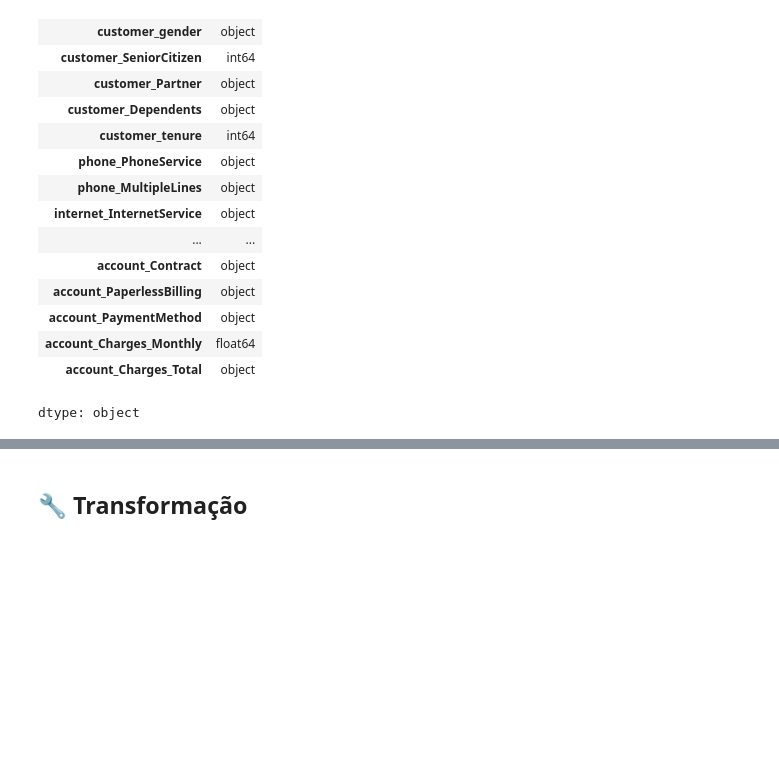
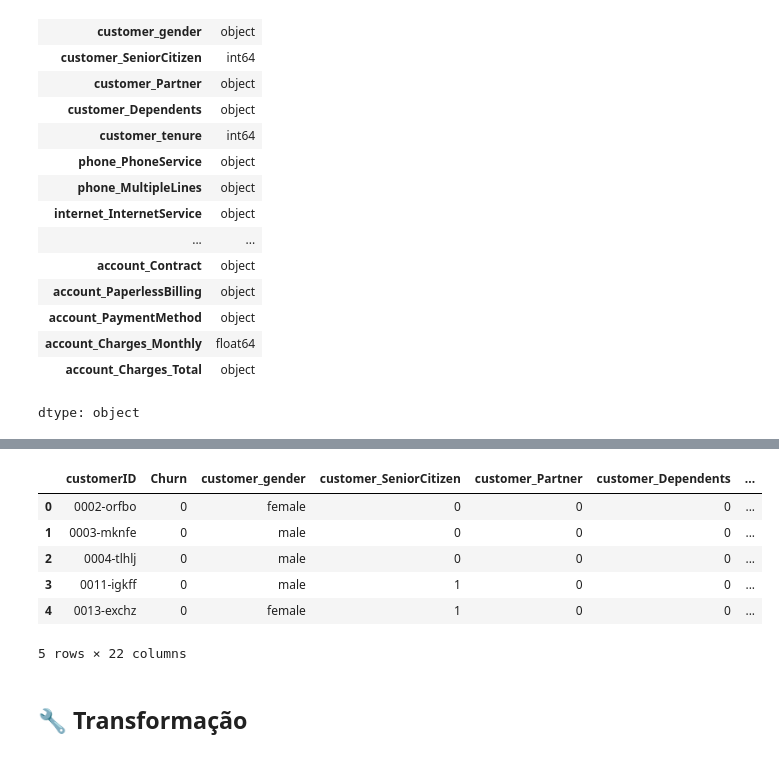
Before and after one commit to Tayara32/Challenge-TelecomX, a Jupyter notebook: ChallengeTelecomX.ipynb, the cells around one changed output, grey strips where cells are left out. Cells and saved outputs as stored; diff of their text form; code cells hidden in the pictures; blank space fills up the shorter version.

```diff
--- a/ChallengeTelecomX.ipynb
+++ b/ChallengeTelecomX.ipynb
@@ -117,3 +170,31 @@ dtype: object
+# %%
+map_sim_nao = {'sim': 1, 'não': 0, 'yes': 1, 'no': 0}
+
+colunas_binarias = ['customer_Partner', 'customer_Dependents', 'phone_PhoneService',
+                    'internet_OnlineSecurity', 'Churn', 'phone_MultipleLines',
+                    'internet_DeviceProtection', 'internet_TechSupport',
+                    'internet_StreamingTV', 'internet_StreamingMovies', 'account_PaperlessBilling']
+
+for col in colunas_binarias:
+    if col in df_normalizado.columns:
+        # Substitui 'no_internet_service' por 'no'
+        df_normalizado[col] = df_normalizado[col].replace('no_internet_service', 'no')
+
+        # Mapeia 'sim' e 'não' para 1 e 0
+        df_normalizado[col] = df_normalizado[col].map(map_sim_nao)
+
+        # Se tiver NaN (valores fora do mapeamento), preenche com 0
+        df_normalizado[col] = df_normalizado[col].fillna(0).astype(int)
+# %%
+df_normalizado.head()
+# %% [output]
+|  | customerID | Churn | customer_gender | customer_SeniorCitizen | customer_Partner | customer_Dependents | ... |
+| 0 | 0002-orfbo | 0 | female | 0 | 0 | 0 | ... |
+| 1 | 0003-mknfe | 0 | male | 0 | 0 | 0 | ... |
+| 2 | 0004-tlhlj | 0 | male | 0 | 0 | 0 | ... |
+| 3 | 0011-igkff | 0 | male | 1 | 0 | 0 | ... |
+| 4 | 0013-exchz | 0 | female | 1 | 0 | 0 | ... |
+5 rows × 22 columns
 # %% [markdown]
 ## 🔧 Transformação
 # %% [markdown]
```
Also changed, not shown: parts of 8 cells of this notebook.
